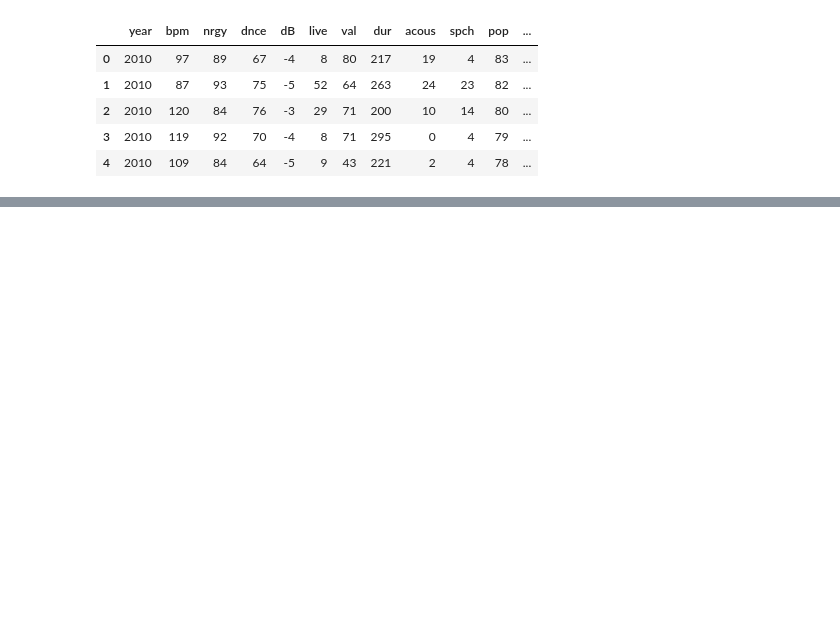
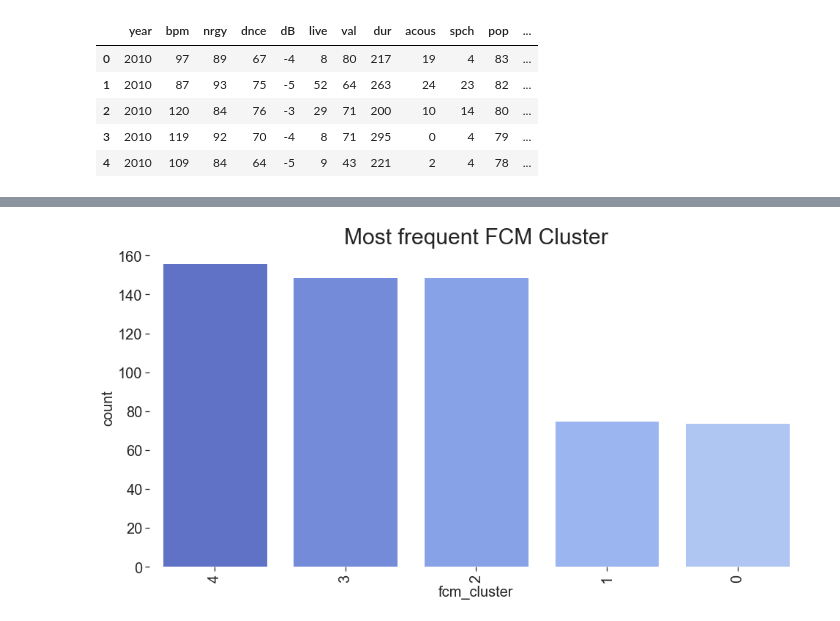
Before and after one commit to fadlanfz/datminCluster, a Jupyter notebook: Top10.ipynb, the cells around one changed output, grey strips where cells are left out. Drawn from its saved outputs; the diff is of its cells as text; code cells hidden in the pictures; blank space fills up the shorter version.

```diff
--- a/Top10.ipynb
+++ b/Top10.ipynb
@@ -301,0 +330,14 @@ data.sample(10)
+# %%
+plt.figure(figsize=(16,8))
+plt.title('Most frequent FCM Cluster',fontsize=30)
+plt.xlabel('Artist', fontsize=20)
+plt.ylabel('Count', fontsize=20)
+
+sns.countplot(data.fcm_cluster,order=pd.value_counts(data.fcm_cluster).iloc[:15].index,palette=sns.color_palette("coolwarm", 15))
+
+plt.xticks(size=20,rotation=90)
+plt.yticks(size=20)
+sns.despine(bottom=True, left=True)
+plt.show()
+# %% [output]
+[figure, added]
```
Also changed, not shown: parts of 20 cells of this notebook.
